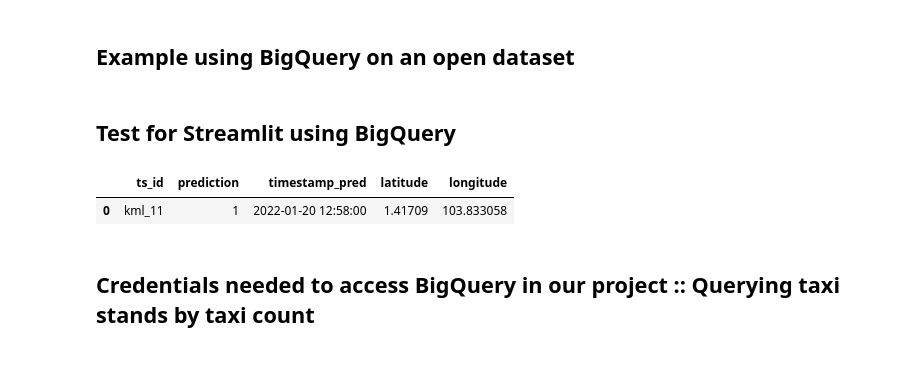
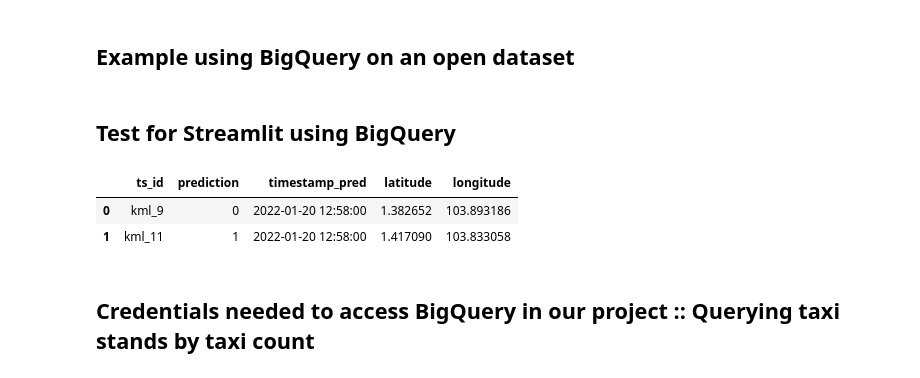
Before and after one commit to alealejandro1/taxi_compass, a Jupyter notebook: notebooks/Alejandro_taxi_compass.ipynb, the cells around one changed output. Drawn from its saved outputs; the diff is of its cells as text; code cells hidden in the pictures.

```diff
--- a/notebooks/Alejandro_taxi_compass.ipynb
+++ b/notebooks/Alejandro_taxi_compass.ipynb
@@ -409,37 +409,38 @@ ORDER BY year DESC
 LIMIT 15
 # %%
 test1
-# %% [markdown]
-## Test for Streamlit using BigQuery
-# %%
-
-def SQL_Query(taxi_stands_string):
-    '''
-    Takes a taxi_stand_list and performs a query on the latest
-    predictions on taxi_stand occupation
-    '''
-    taxi_stand_tuple = tuple(taxi_stands_string.split('-'))
-
-    QUERY_TS_PRED =f"""
-    SELECT p.taxi_st_id as ts_id, p.taxi_count_pred as prediction, p.timestamp_pred as timestamp_pred,
-    c.taxi_st_lat as latitude, c.taxi_st_lon as longitude
-    FROM `taxi-compass-lewagon.api_dataset.r_taxi_stand_pred` as p
-    LEFT JOIN `taxi-compass-lewagon.api_dataset.c_taxi_stand` as c
-    ON p.taxi_st_id = c.taxi_st_id
-    WHERE timestamp_pred = "{time_df}" AND p.taxi_st_id in {taxi_stand_tuple}
-    """
-
-    query_job = bigquery_client.query(QUERY_TS_PRED)
-    query_df = query_job.to_dataframe()
-    return query_df
-
-time_df = '2022-01-20 12:58:00'
-taxi_stands_string = 'kml_11-kml9'
-results_df = SQL_Query(taxi_stands_string)
-results_df
-# %% [output]
-|  | ts_id | prediction | timestamp_pred | latitude | longitude |
-| 0 | kml_11 | 1 | 2022-01-20 12:58:00 | 1.41709 | 103.833058 |
+# %% [markdown]
+## Test for Streamlit using BigQuery
+# %%
+
+def SQL_Query(taxi_stands_string):
+    '''
+    Takes a taxi_stand_list and performs a query on the latest
+    predictions on taxi_stand occupation
+    '''
+    taxi_stand_tuple = tuple(taxi_stands_string.split('-'))
+
+    QUERY_TS_PRED =f"""
+    SELECT p.taxi_st_id as ts_id, p.taxi_count_pred as prediction, p.timestamp_pred as timestamp_pred,
+    c.taxi_st_lat as latitude, c.taxi_st_lon as longitude
+    FROM `taxi-compass-lewagon.api_dataset.r_taxi_stand_pred` as p
+    LEFT JOIN `taxi-compass-lewagon.api_dataset.c_taxi_stand` as c
+    ON p.taxi_st_id = c.taxi_st_id
+    WHERE timestamp_pred = "{time_df}" AND p.taxi_st_id in {taxi_stand_tuple}
+    """
+
+    query_job = bigquery_client.query(QUERY_TS_PRED)
+    query_df = query_job.to_dataframe()
+    return query_df
+
+time_df = '2022-01-20 12:58:00'
+taxi_stands_string = 'kml_11-kml_9'
+results_df = SQL_Query(taxi_stands_string)
+results_df
+# %% [output]
+|  | ts_id | prediction | timestamp_pred | latitude | longitude |
+| 0 | kml_9 | 0 | 2022-01-20 12:58:00 | 1.382652 | 103.893186 |
+| 1 | kml_11 | 1 | 2022-01-20 12:58:00 | 1.417090 | 103.833058 |
 # %% [markdown]
 ## Credentials needed to access BigQuery in our project :: Querying taxi stands by taxi count
 # %%
```
Also changed, not shown: 1 other file.
